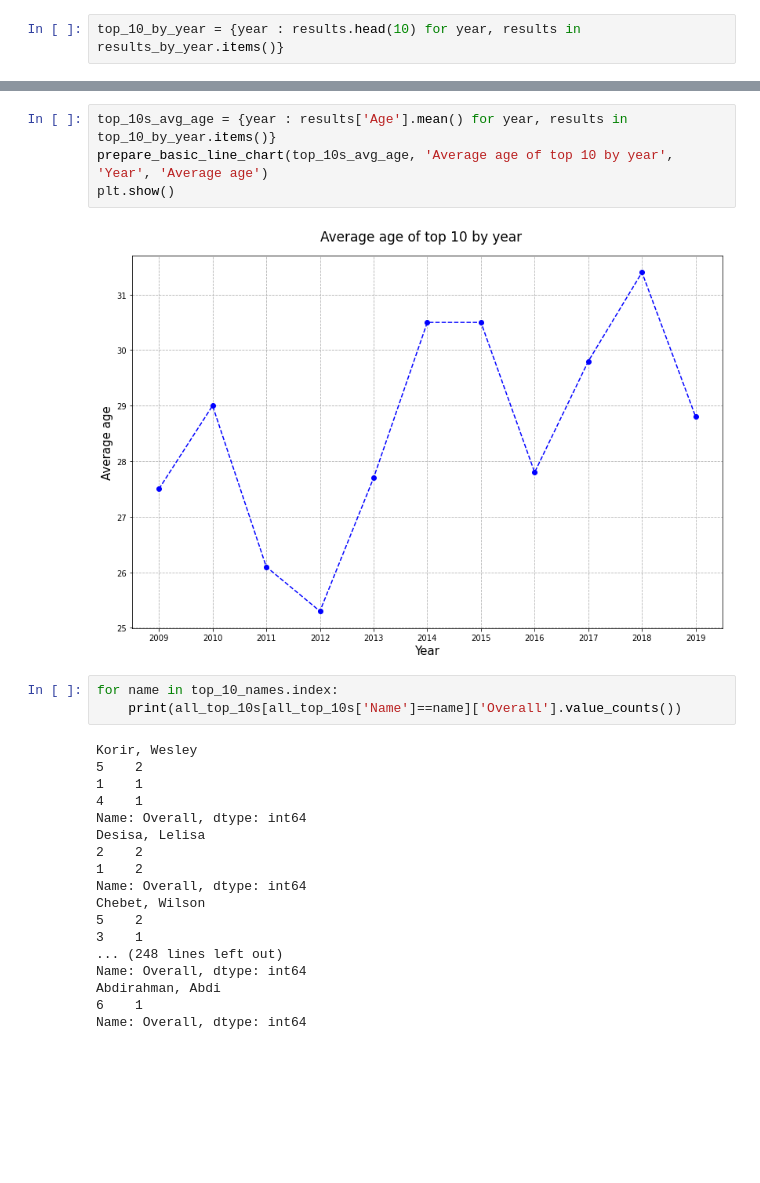
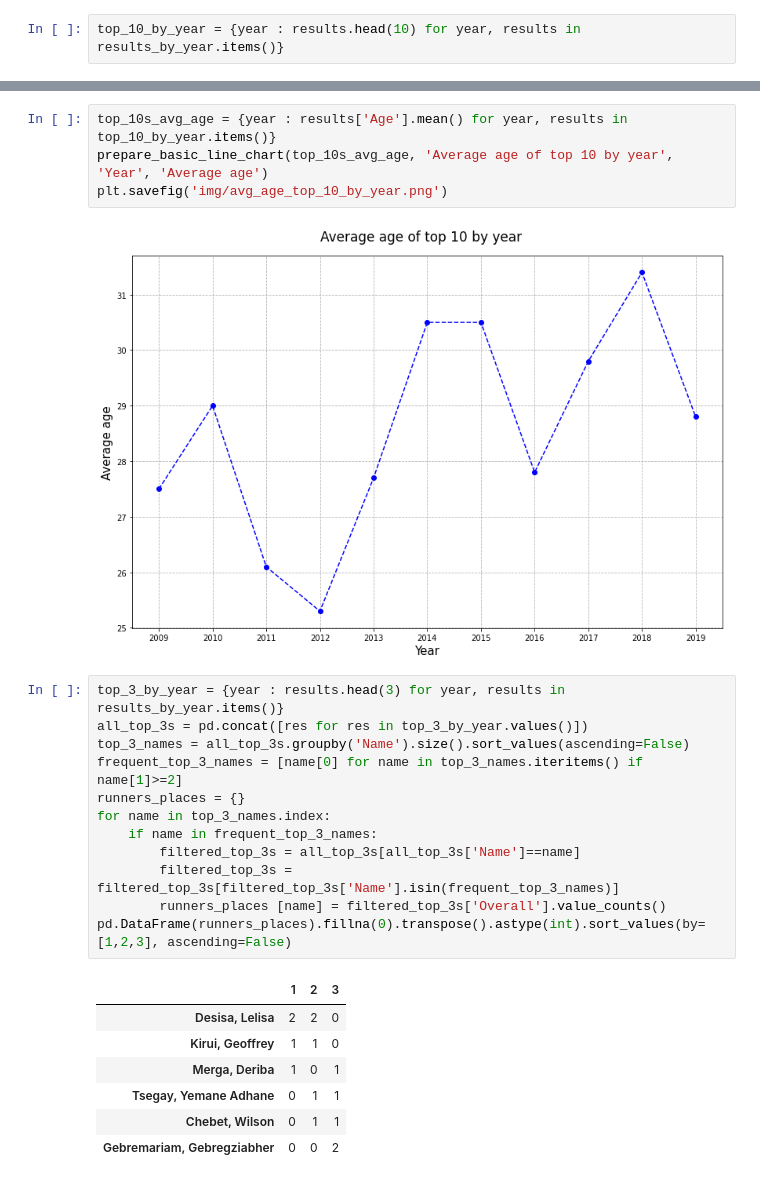
Before and after one commit to tadeq/Boston-marathon-data-analysis, a Jupyter notebook: data_analysis.ipynb, the cells around one changed output, grey strips where cells are left out. Cells and saved outputs as stored; diff of their text form; blank space fills up the shorter version.

```diff
--- a/data_analysis.ipynb
+++ b/data_analysis.ipynb
@@ -527,27 +528,26 @@ fig.tight_layout(pad=4)
 # %%
 top_10s_avg_age = {year : results['Age'].mean() for year, results in top_10_by_year.items()}
 prepare_basic_line_chart(top_10s_avg_age, 'Average age of top 10 by year', 'Year', 'Average age')
-plt.show()
+plt.savefig('img/avg_age_top_10_by_year.png')
 # %% [output]
 [figure]
-# %%
-for name in top_10_names.index:
-    print(all_top_10s[all_top_10s['Name']==name]['Overall'].value_counts())
-# %% [output]
-Korir, Wesley
-5    2
-1    1
-4    1
-Name: Overall, dtype: int64
-Desisa, Lelisa
-2    2
-1    2
-Name: Overall, dtype: int64
-Chebet, Wilson
-5    2
-3    1
-... (248 lines left out)
-Name: Overall, dtype: int64
-Abdirahman, Abdi
-6    1
-Name: Overall, dtype: int64
+# %%
+top_3_by_year = {year : results.head(3) for year, results in results_by_year.items()}
+all_top_3s = pd.concat([res for res in top_3_by_year.values()])
+top_3_names = all_top_3s.groupby('Name').size().sort_values(ascending=False)
+frequent_top_3_names = [name[0] for name in top_3_names.iteritems() if name[1]>=2]
+runners_places = {}
+for name in top_3_names.index:
+    if name in frequent_top_3_names:
+        filtered_top_3s = all_top_3s[all_top_3s['Name']==name]
+        filtered_top_3s = filtered_top_3s[filtered_top_3s['Name'].isin(frequent_top_3_names)]
+        runners_places [name] = filtered_top_3s['Overall'].value_counts()
+pd.DataFrame(runners_places).fillna(0).transpose().astype(int).sort_values(by=[1,2,3], ascending=False)
+# %% [output]
+|  | 1 | 2 | 3 |
+| Desisa, Lelisa | 2 | 2 | 0 |
+| Kirui, Geoffrey | 1 | 1 | 0 |
+| Merga, Deriba | 1 | 0 | 1 |
+| Tsegay, Yemane Adhane | 0 | 1 | 1 |
+| Chebet, Wilson | 0 | 1 | 1 |
+| Gebremariam, Gebregziabher | 0 | 0 | 2 |
```
Also changed, not shown: parts of 7 cells of this notebook.
